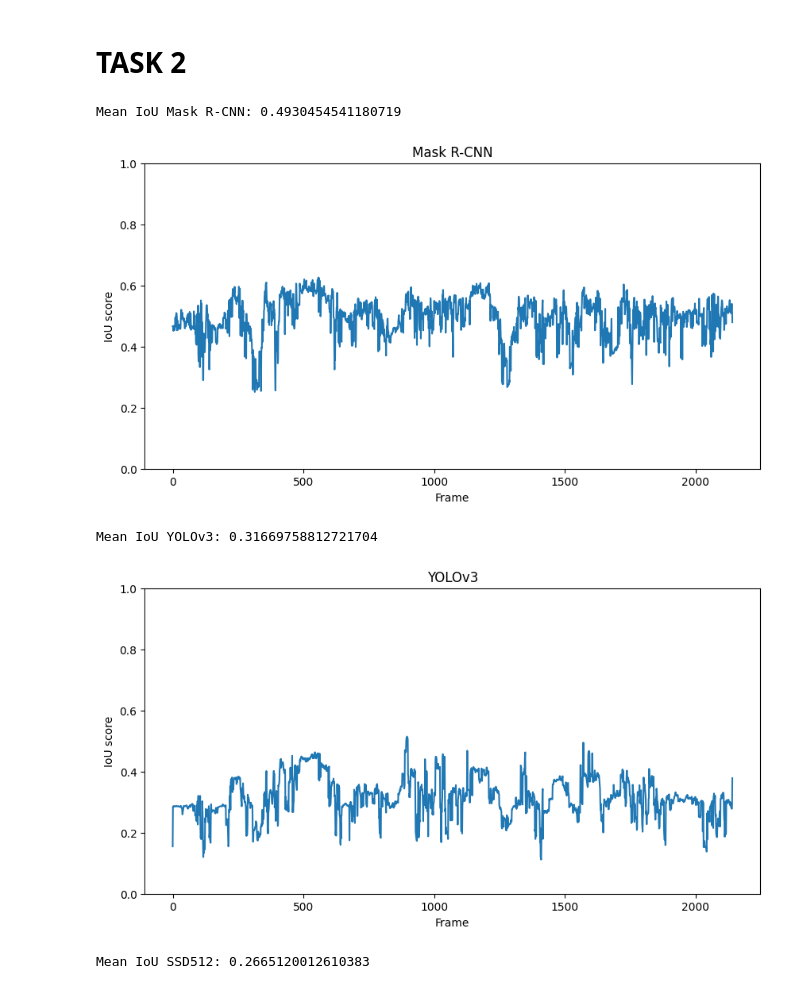
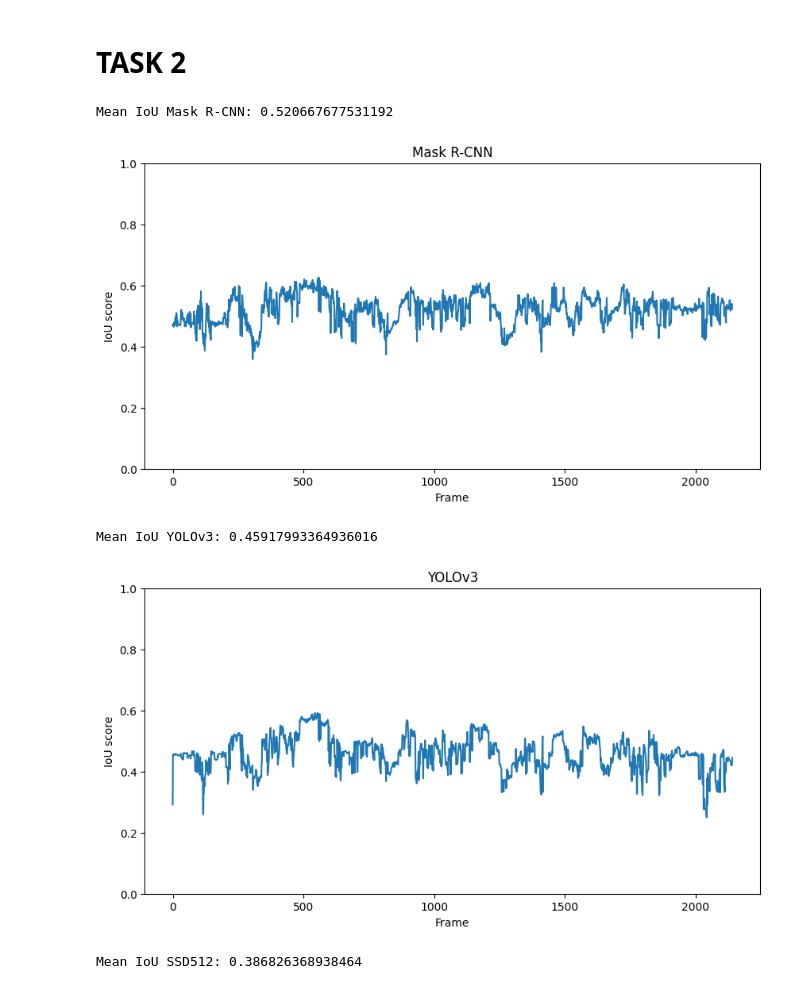
Before and after one commit to mcv-m6-video/mcv-m6-2023-team6, a Jupyter notebook: week1/Task1_Task2.ipynb, the cells around one changed output. Cells and saved outputs as stored; diff of their text form; code cells hidden in the pictures.

```diff
--- a/week1/Task1_Task2.ipynb
+++ b/week1/Task1_Task2.ipynb
@@ -529,36 +529,36 @@ paths = [maskrcnn,yolo,ssd]
 name = ['Mask R-CNN','YOLOv3','SSD512']
 for path,name in zip(paths, name):
     if path == 'noisy':
         boxes = generate_noisy_boxes(gt_boxes,0.6,0.1,0,10)
     else:
         boxes = load_from_txt(path)
 
     boxes.sort(key=lambda x:x[-1], reverse=True)
     # mIOU, mIOU_frame ,AP = mean_AP_Pascal_VOC(gt_boxes,total,boxes,iou_th=0.5)
-    mIOU, mIOU_frame = mean_IoU(gt_boxes,boxes)
+    mIOU, mIOU_frame = mean_IoU_nonrestricted(gt_boxes,boxes)
 
     print(f'Mean IoU {name}: {mIOU}')
     # print(f'Mean AP {name}: {AP}')
 
     # Plot the IoU score for each frame
     fig = plt.figure(figsize=(10,5))
     # Set title
     plt.title(name)
     frames = list(mIOU_frame.keys())
     # Sort the frames
     frames.sort(key=lambda x: int(x.split('_')[1]))
     # Convert frames to a list of integers
     frames_num = [int(frame.split('_')[1]) for frame in frames]
     iou_scores = [np.mean(mIOU_frame[frame]) for frame in frames]
     plt.plot(frames_num, iou_scores)
     plt.xlabel('Frame')
     plt.ylabel('IoU score')
     # y from 0 to 1
     plt.ylim(0,1)
     plt.show()
 # %% [output]
-Mean IoU Mask R-CNN: 0.4930454541180719
+Mean IoU Mask R-CNN: 0.520667677531192
-[figure, old version]
+[figure, new version]
-Mean IoU YOLOv3: 0.31669758812721704
+Mean IoU YOLOv3: 0.45917993364936016
-[figure, old version]
+[figure, new version]
-Mean IoU SSD512: 0.2665120012610383
+Mean IoU SSD512: 0.386826368938464
```
Also changed, not shown: parts of 2 cells of this notebook, 1 other file.
